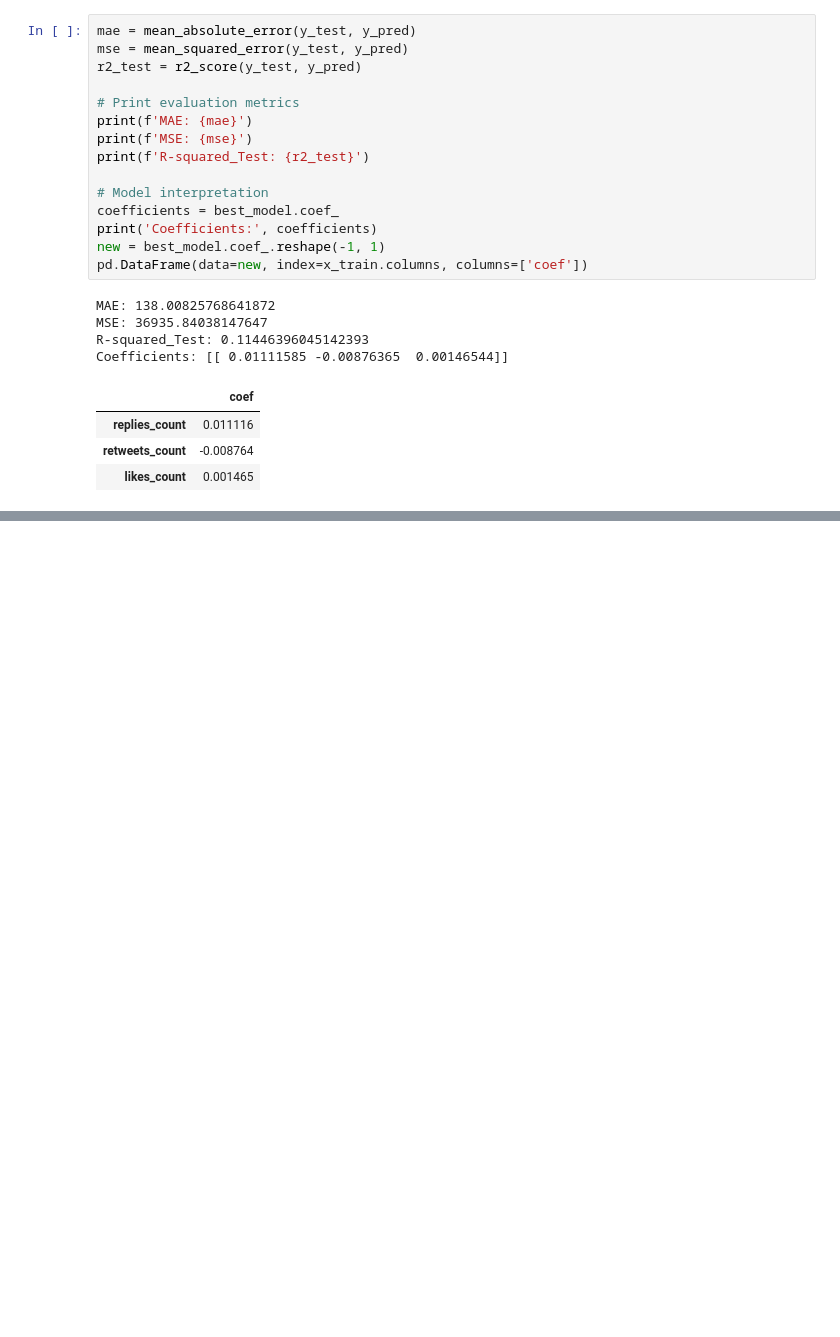
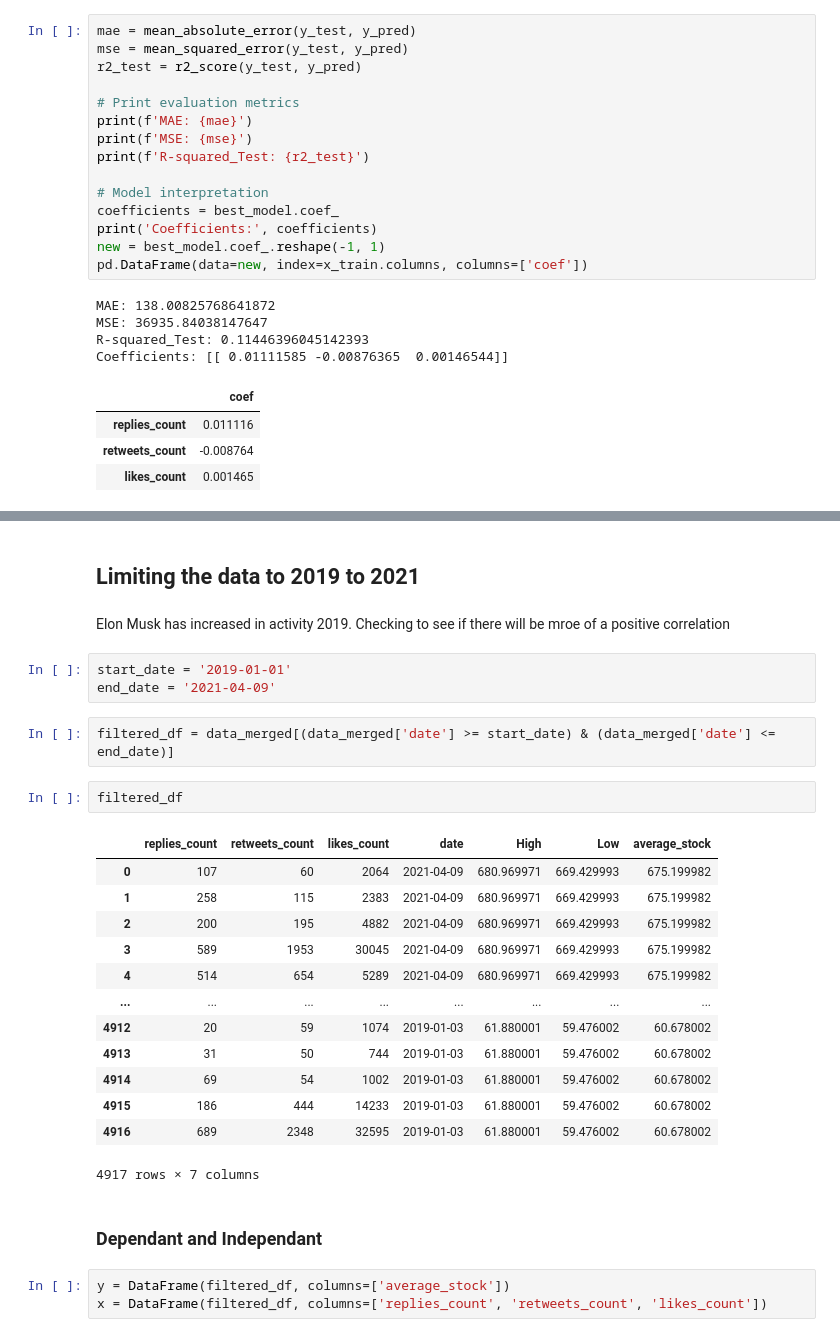
Before and after one commit to epicYellow/ElonMusk-TeslaPrediction, a Jupyter notebook: ElonMusk_TeslaStock_InteractionPrediction.ipynb, the cells around one changed output, grey strips where cells are left out. Saved outputs shown, nothing was run; the diff lists cells and outputs as text; blank space fills up the shorter version.

```diff
--- a/ElonMusk_TeslaStock_InteractionPrediction.ipynb
+++ b/ElonMusk_TeslaStock_InteractionPrediction.ipynb
@@ -349,0 +363,30 @@ Coefficients: [[ 0.01111585 -0.00876365  0.00146544]]
+# %% [markdown]
+## Limiting the data to 2019 to 2021
+# %% [markdown]
+Elon Musk has increased in activity 2019. Checking to see if there will be mroe of a positive correlation
+# %%
+start_date = '2019-01-01'
+end_date = '2021-04-09'
+# %%
+filtered_df = data_merged[(data_merged['date'] >= start_date) & (data_merged['date'] <= end_date)]
+# %%
+filtered_df
+# %% [output]
+|  | replies_count | retweets_count | likes_count | date | High | Low | average_stock |
+| 0 | 107 | 60 | 2064 | 2021-04-09 | 680.969971 | 669.429993 | 675.199982 |
+| 1 | 258 | 115 | 2383 | 2021-04-09 | 680.969971 | 669.429993 | 675.199982 |
+| 2 | 200 | 195 | 4882 | 2021-04-09 | 680.969971 | 669.429993 | 675.199982 |
+| 3 | 589 | 1953 | 30045 | 2021-04-09 | 680.969971 | 669.429993 | 675.199982 |
+| 4 | 514 | 654 | 5289 | 2021-04-09 | 680.969971 | 669.429993 | 675.199982 |
+| ... | ... | ... | ... | ... | ... | ... | ... |
+| 4912 | 20 | 59 | 1074 | 2019-01-03 | 61.880001 | 59.476002 | 60.678002 |
+| 4913 | 31 | 50 | 744 | 2019-01-03 | 61.880001 | 59.476002 | 60.678002 |
+| 4914 | 69 | 54 | 1002 | 2019-01-03 | 61.880001 | 59.476002 | 60.678002 |
+| 4915 | 186 | 444 | 14233 | 2019-01-03 | 61.880001 | 59.476002 | 60.678002 |
+| 4916 | 689 | 2348 | 32595 | 2019-01-03 | 61.880001 | 59.476002 | 60.678002 |
+4917 rows × 7 columns
+# %% [markdown]
+### Dependant and Independant
+# %%
+y = DataFrame(filtered_df, columns=['average_stock'])
+x = DataFrame(filtered_df, columns=['replies_count', 'retweets_count', 'likes_count'])
```
Also changed, not shown: parts of 16 cells of this notebook, 2 other files.
